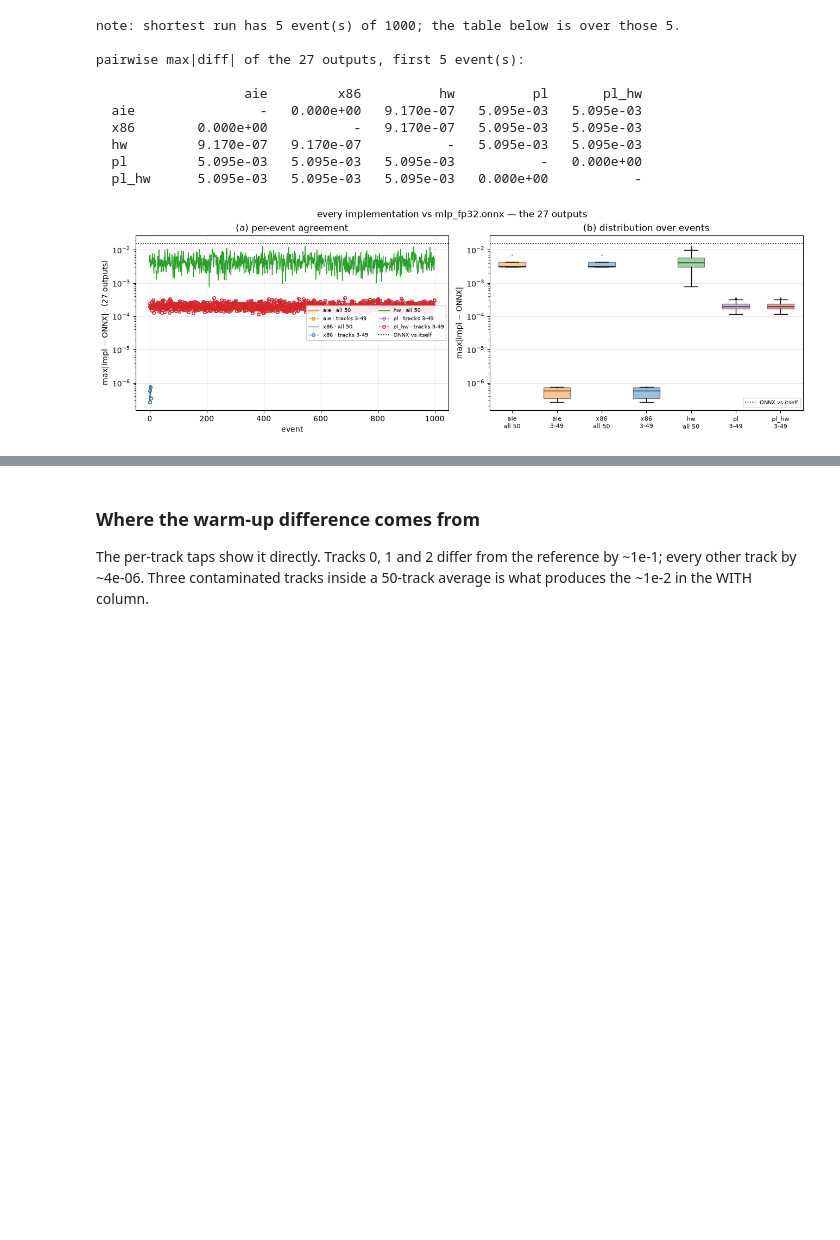
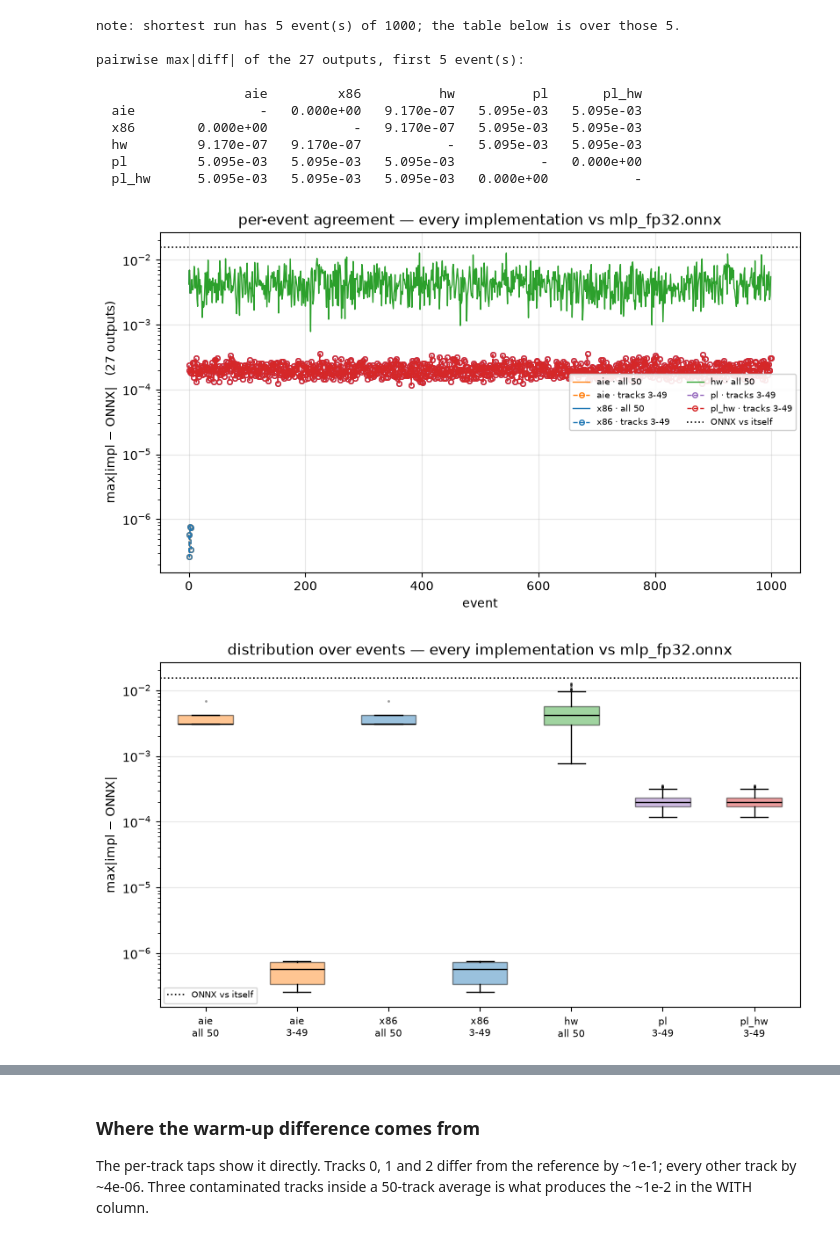
Before and after one commit to AkshayMalige/rtda_demo, a Jupyter notebook: analysis/rtda_reference.ipynb, the cells around one changed output, grey strips where cells are left out. Drawn from its saved outputs; the diff is of its cells as text; code cells hidden in the pictures; blank space fills up the shorter version.

```diff
--- a/analysis/rtda_reference.ipynb
+++ b/analysis/rtda_reference.ipynb
@@ -69,6 +69,20 @@ TESTD   = REPO / 'testdata'
 OUTD    = REPO / 'analysis' / 'out'
 OUTD.mkdir(parents=True, exist_ok=True)
 
+# ---------------------------------------------------------------------------
+# One axes per PNG. Every figure below is a single plot saved on its own, so a
+# panel can go into a slide or a doc without being cropped out of a grid.
+# save_fig records what it wrote, which is what §9 lists.
+# ---------------------------------------------------------------------------
+FIGS = []
+
+def save_fig(fig, name):
+    p = OUTD / name
+    fig.savefig(p, dpi=140, bbox_inches='tight')
+    if name not in FIGS:
+        FIGS.append(name)
+    return p
+
 # Geometry - must match the compiled graph (src/parameters.h, kernels/track_accum.h)
 H                = 128    # HIDDEN_SIZE
 TRACKS_PER_EVENT = 50     # TA_EVENT
@@ -781,56 +795,61 @@ pairwise max|diff| of the 27 outputs, first 5 event(s):
 COL = {'x86': 'tab:blue', 'aie': 'tab:orange', 'hw': 'tab:green',
        'pl': 'tab:purple', 'pl_hw': 'tab:red'}
 
-fig, ax = plt.subplots(1, 2, figsize=(13, 4.2), constrained_layout=True)
+# One axes per PNG. These two used to share a canvas, but they answer separate
+# questions -- a trace over events, and the same numbers collapsed into a
+# distribution -- and each is read on its own, so each is saved on its own.
 
-# (a) per-event agreement, both conventions
+# --- per-event agreement, both conventions ---------------------------------
 # Not every run has both conventions: hardware has no per-track taps so it can
 # only produce the all-50 mean, and a PL run made with warmup=3 only produces
 # the tracks-3..49 one. Plot whichever the run actually has.
+fig, ax = plt.subplots(figsize=(8, 4.6), constrained_layout=True)
 for tag, r in res.items():
     c = COL.get(tag, 'grey')
     if 'all_per_event' in r:
-        ax[0].plot(r['all_per_event'], '-', lw=1.0, color=c, label=f'{tag} · all 50')
+        ax.plot(r['all_per_event'], '-', lw=1.0, color=c, label=f'{tag} · all 50')
     if 'warm_per_event' in r:
-        ax[0].plot(r['warm_per_event'], 'o--', ms=4, lw=1.0, color=c, mfc='none',
-                   label=f'{tag} · tracks {WARMUP}-49')
-ax[0].axhline(REF_GAP, color='k', ls=':', lw=1.2, label='ONNX vs itself')
-ax[0].set_yscale('log')
-ax[0].set_xlabel('event')
-ax[0].set_ylabel('max|impl − ONNX|   (27 outputs)')
-ax[0].set_title('(a) per-event agreement')
-ax[0].legend(fontsize=7, ncol=2, loc='center right', framealpha=.9)
-ax[0].grid(alpha=.3)
+        ax.plot(r['warm_per_event'], 'o--', ms=4, lw=1.0, color=c, mfc='none',
+                label=f'{tag} · tracks {WARMUP}-49')
+ax.axhline(REF_GAP, color='k', ls=':', lw=1.2, label='ONNX vs itself')
+ax.set_yscale('log')
+ax.set_xlabel('event')
+ax.set_ylabel('max|impl − ONNX|   (27 outputs)')
+ax.set_title('per-event agreement — every implementation vs mlp_fp32.onnx')
+ax.legend(fontsize=7, ncol=2, loc='center right', framealpha=.9)
+ax.grid(alpha=.3)
+save_fig(fig, 'out27_per_event.png')
+plt.show()
 
-# (b) the same numbers as distributions, so 1000 hardware events are readable
+# --- the same numbers as distributions, so 1000 hardware events are readable
+fig, ax = plt.subplots(figsize=(8, 4.6), constrained_layout=True)
 data, labels, colors = [], [], []
 for tag, r in res.items():
     if 'all_per_event' in r:
         data.append(r['all_per_event']); labels.append(f'{tag}\nall 50'); colors.append(COL.get(tag, 'grey'))
     if 'warm_per_event' in r:
         data.append(r['warm_per_event']); labels.append(f'{tag}\n{WARMUP}-49'); colors.append(COL.get(tag, 'grey'))
 # matplotlib renamed boxplot's `labels` to `tick_labels` in 3.9 and removed the
 # old spelling. Accept either so the notebook runs on whatever is installed.
 _bp_kw = dict(patch_artist=True, widths=.6,
               flierprops=dict(marker='.', ms=2, alpha=.4))
 try:
-    bp = ax[1].boxplot(data, tick_labels=labels, **_bp_kw)
+    bp = ax.boxplot(data, tick_labels=labels, **_bp_kw)
 except TypeError:
-    bp = ax[1].boxplot(data, labels=labels, **_bp_kw)
+    bp = ax.boxplot(data, labels=labels, **_bp_kw)
 for patch, c in zip(bp['boxes'], colors):
     patch.set_facecolor(c); patch.set_alpha(.45)
 for med in bp['medians']:
     med.set_color('k')
-ax[1].axhline(REF_GAP, color='k', ls=':', lw=1.2, label='ONNX vs itself')
-ax[1].set_yscale('log')
-ax[1].set_ylabel('max|impl − ONNX|')
-ax[1].set_title('(b) distribution over events')
-ax[1].tick_params(axis='x', labelsize=8)
-ax[1].legend(fontsize=7); ax[1].grid(alpha=.3, axis='y')
-
-fig.suptitle('every implementation vs mlp_fp32.onnx — the 27 outputs', fontsize=12)
-fig.savefig(OUTD / 'out27_comparison.png', dpi=140, bbox_inches='tight')
+ax.axhline(REF_GAP, color='k', ls=':', lw=1.2, label='ONNX vs itself')
+ax.set_yscale('log')
+ax.set_ylabel('max|impl − ONNX|')
+ax.set_title('distribution over events — every implementation vs mlp_fp32.onnx')
+ax.tick_params(axis='x', labelsize=8)
+ax.legend(fontsize=7); ax.grid(alpha=.3, axis='y')
+save_fig(fig, 'out27_distribution.png')
 plt.show()
 # %% [output]
-[figure, old version]
+[figure, new version]
+[figure, added]
 # %%
```
Also changed, not shown: parts of 5 cells of this notebook, 2 other files.
